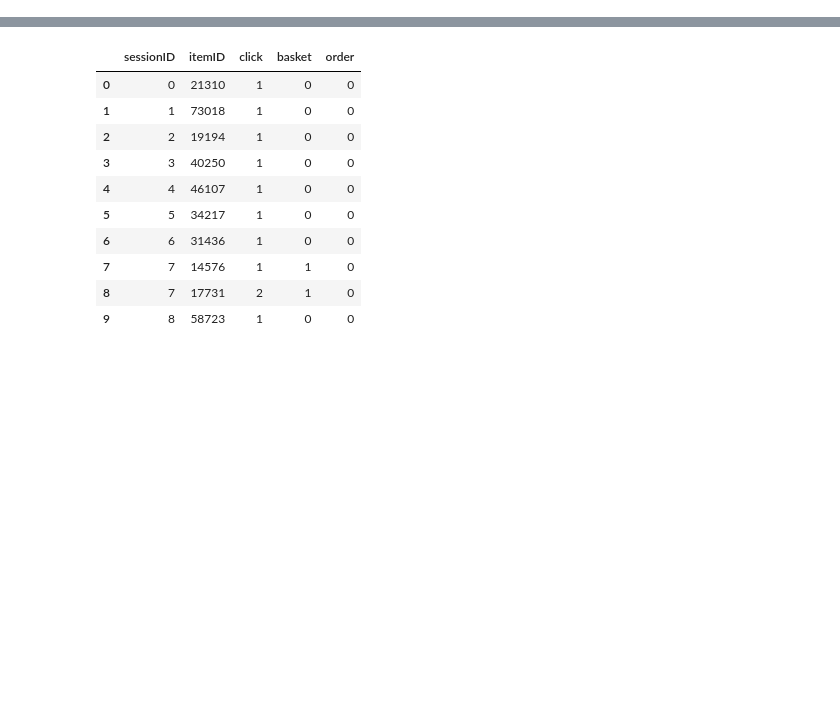
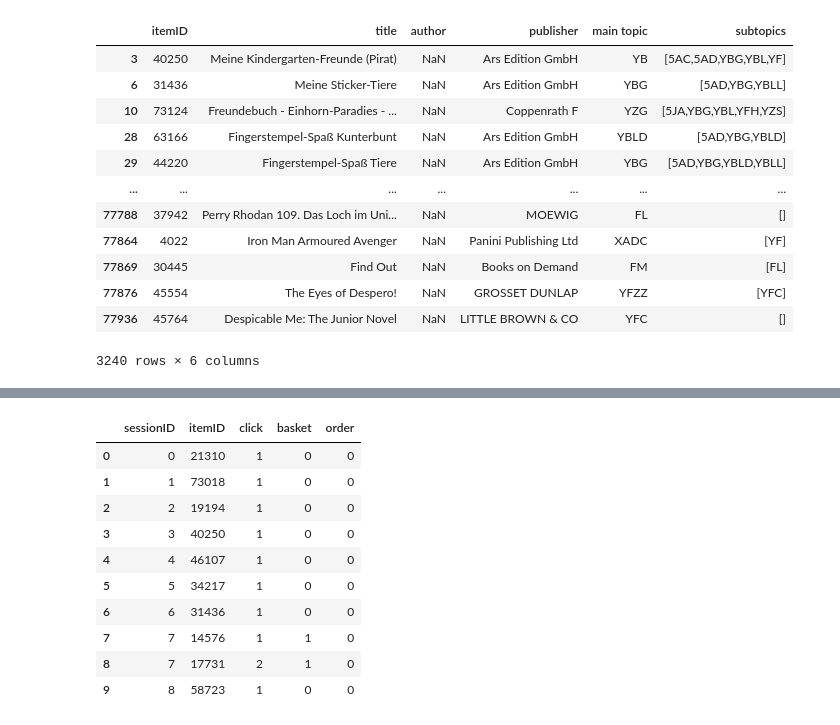
Before and after one commit to ManarAbdelkarim/-item_view, a Jupyter notebook: Untitled.ipynb, the cells around one changed output, grey strips where cells are left out. Drawn from its saved outputs; the diff is of its cells as text; code cells hidden in the pictures; blank space fills up the shorter version.

```diff
--- a/Untitled.ipynb
+++ b/Untitled.ipynb
@@ -23,0 +40,16 @@ df_items.head(20)
+# %%
+df_items.loc[df_items['author'].isna()]
+# %% [output]
+|  | itemID | title | author | publisher | main topic | subtopics |
+| 3 | 40250 | Meine Kindergarten-Freunde (Pirat) | NaN | Ars Edition GmbH | YB | [5AC,5AD,YBG,YBL,YF] |
+| 6 | 31436 | Meine Sticker-Tiere | NaN | Ars Edition GmbH | YBG | [5AD,YBG,YBLL] |
+| 10 | 73124 | Freundebuch - Einhorn-Paradies - ... | NaN | Coppenrath F | YZG | [5JA,YBG,YBL,YFH,YZS] |
+| 28 | 63166 | Fingerstempel-Spaß Kunterbunt | NaN | Ars Edition GmbH | YBLD | [5AD,YBG,YBLD] |
+| 29 | 44220 | Fingerstempel-Spaß Tiere | NaN | Ars Edition GmbH | YBG | [5AD,YBG,YBLD,YBLL] |
+| ... | ... | ... | ... | ... | ... | ... |
+| 77788 | 37942 | Perry Rhodan 109. Das Loch im Uni... | NaN | MOEWIG | FL | [] |
+| 77864 | 4022 | Iron Man Armoured Avenger | NaN | Panini Publishing Ltd | XADC | [YF] |
+| 77869 | 30445 | Find Out | NaN | Books on Demand | FM | [FL] |
+| 77876 | 45554 | The Eyes of Despero! | NaN | GROSSET DUNLAP | YFZZ | [YFC] |
+| 77936 | 45764 | Despicable Me: The Junior Novel | NaN | LITTLE BROWN & CO | YFC | [] |
+3240 rows × 6 columns
```
Also changed, not shown: parts of 10 cells of this notebook.
